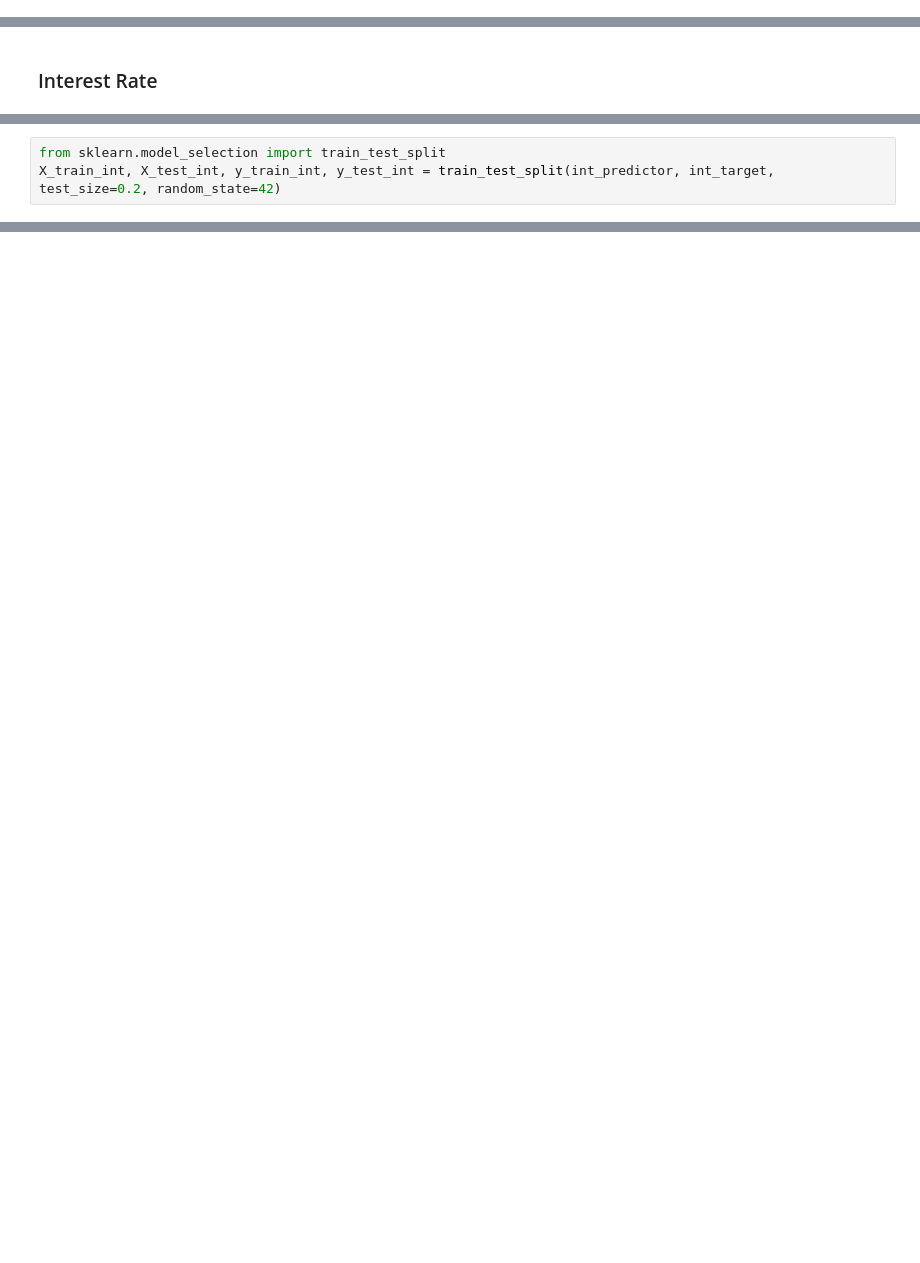
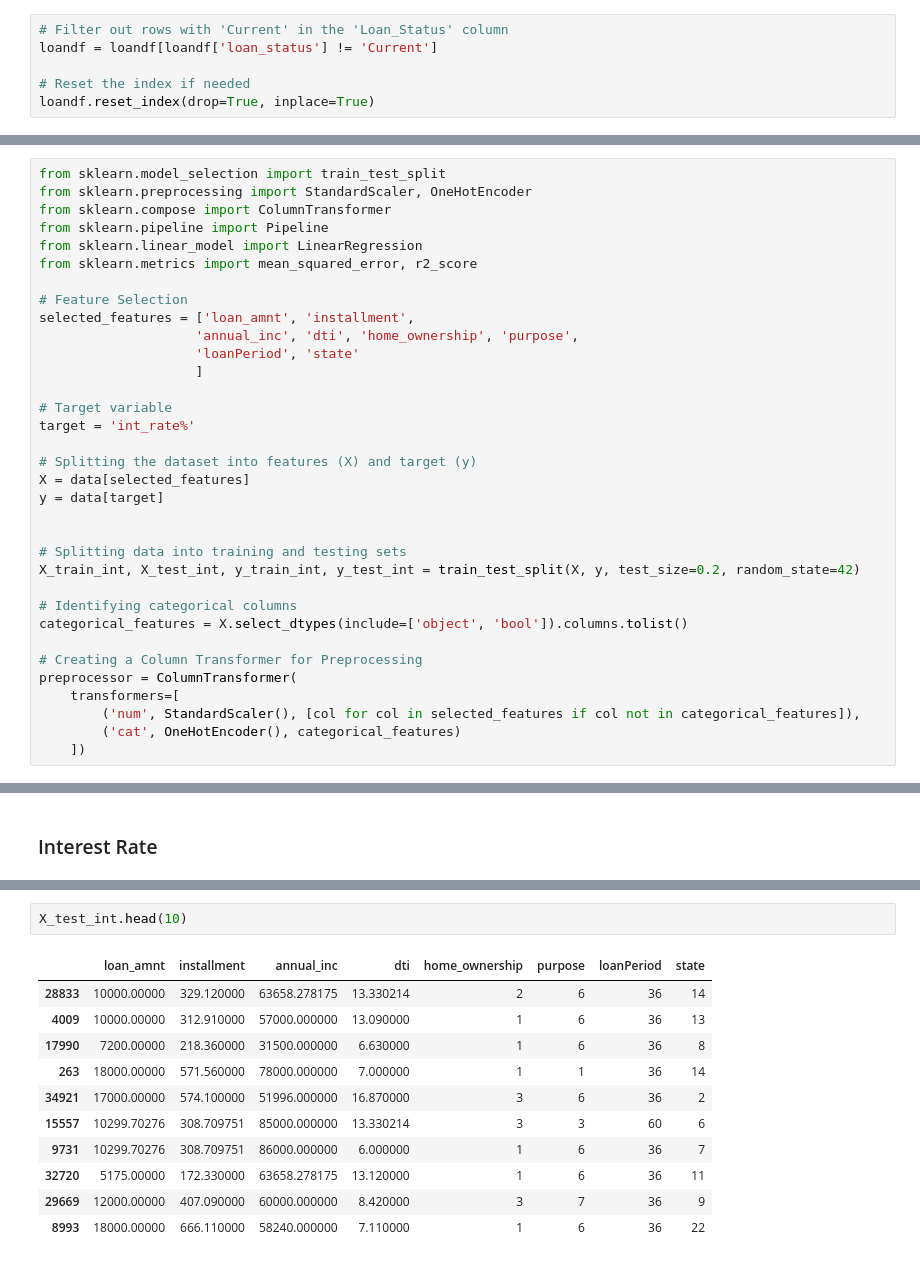
Before and after one commit to likith2201/BankLoanCaseStudy_Project, a Jupyter notebook: BankingLoanCaseStudy.ipynb, the cells around one changed output, grey strips where cells are left out. Drawn from its saved outputs; the diff is of its cells as text; blank space fills up the shorter version.

```diff
--- a/BankingLoanCaseStudy.ipynb
+++ b/BankingLoanCaseStudy.ipynb
@@ -1169,0 +1257,6 @@ We will decide whether or not to remove the outliers in our further analysis or
+# %%
+# Filter out rows with 'Current' in the 'Loan_Status' column
+loandf = loandf[loandf['loan_status'] != 'Current']
+
+# Reset the index if needed
+loandf.reset_index(drop=True, inplace=True)
@@ -1300 +1763,35 @@ test ratio = 0.8580870917573873
+# %%
+from sklearn.model_selection import train_test_split
+from sklearn.preprocessing import StandardScaler, OneHotEncoder
+from sklearn.compose import ColumnTransformer
+from sklearn.pipeline import Pipeline
+from sklearn.linear_model import LinearRegression
+from sklearn.metrics import mean_squared_error, r2_score
+
+# Feature Selection
+selected_features = ['loan_amnt', 'installment',
+                    'annual_inc', 'dti', 'home_ownership', 'purpose',
+                    'loanPeriod', 'state'
+                    ]
+
+# Target variable
+target = 'int_rate%'
+
+# Splitting the dataset into features (X) and target (y)
+X = data[selected_features]
+y = data[target]
+
+
+# Splitting data into training and testing sets
+X_train_int, X_test_int, y_train_int, y_test_int = train_test_split(X, y, test_size=0.2, random_state=42)
+
+# Identifying categorical columns
+categorical_features = X.select_dtypes(include=['object', 'bool']).columns.tolist()
+
+# Creating a Column Transformer for Preprocessing
+preprocessor = ColumnTransformer(
+    transformers=[
+        ('num', StandardScaler(), [col for col in selected_features if col not in categorical_features]),
+        ('cat', OneHotEncoder(), categorical_features)
+    ])
 # %%
@@ -1336,3 +2010,0 @@ int_predictor = imputer.fit_transform(int_predictor)
-# %%
-from sklearn.model_selection import train_test_split
-X_train_int, X_test_int, y_train_int, y_test_int = train_test_split(int_predictor, int_target, test_size=0.2, random_state=42)
@@ -2611,0 +2039,14 @@ weighted avg       0.64      0.65      0.64      2718
+# %%
+X_test_int.head(10)
+# %% [output]
+|  | loan_amnt | installment | annual_inc | dti | home_ownership | purpose | loanPeriod | state |
+| 28833 | 10000.00000 | 329.120000 | 63658.278175 | 13.330214 | 2 | 6 | 36 | 14 |
+| 4009 | 10000.00000 | 312.910000 | 57000.000000 | 13.090000 | 1 | 6 | 36 | 13 |
+| 17990 | 7200.00000 | 218.360000 | 31500.000000 | 6.630000 | 1 | 6 | 36 | 8 |
+| 263 | 18000.00000 | 571.560000 | 78000.000000 | 7.000000 | 1 | 1 | 36 | 14 |
+| 34921 | 17000.00000 | 574.100000 | 51996.000000 | 16.870000 | 3 | 6 | 36 | 2 |
+| 15557 | 10299.70276 | 308.709751 | 85000.000000 | 13.330214 | 3 | 3 | 60 | 6 |
+| 9731 | 10299.70276 | 308.709751 | 86000.000000 | 6.000000 | 1 | 6 | 36 | 7 |
+| 32720 | 5175.00000 | 172.330000 | 63658.278175 | 13.120000 | 1 | 6 | 36 | 11 |
+| 29669 | 12000.00000 | 407.090000 | 60000.000000 | 8.420000 | 3 | 7 | 36 | 9 |
+| 8993 | 18000.00000 | 666.110000 | 58240.000000 | 7.110000 | 1 | 6 | 36 | 22 |
```
Also changed, not shown: parts of 155 cells of this notebook, 3 other files.
